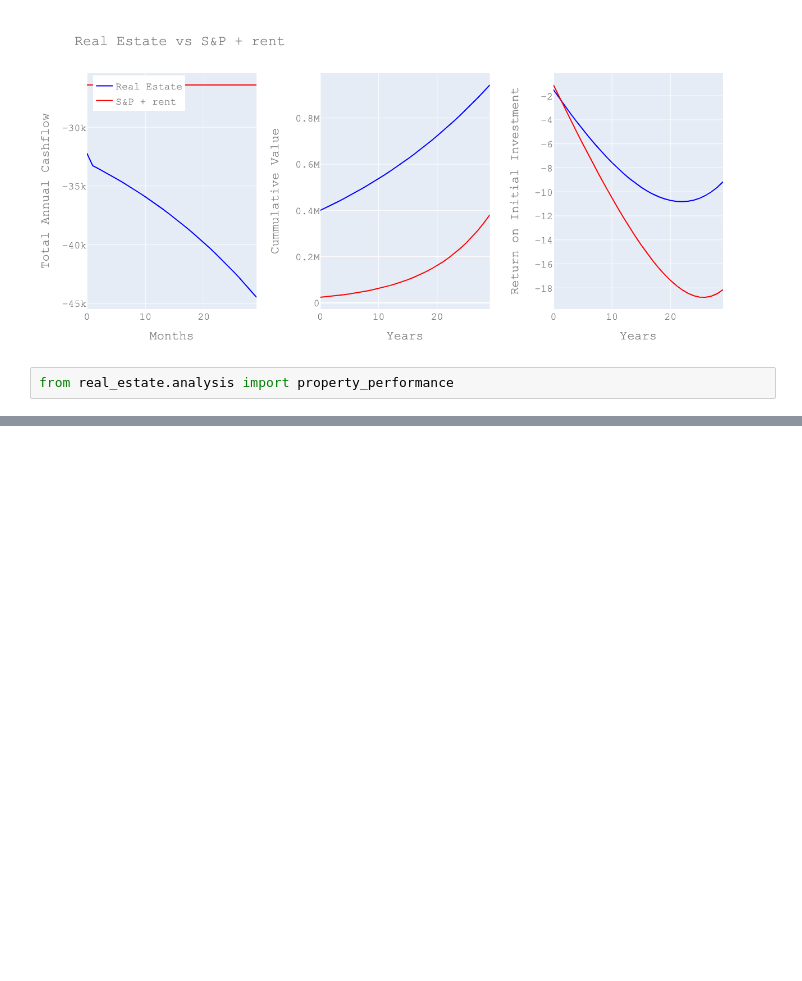
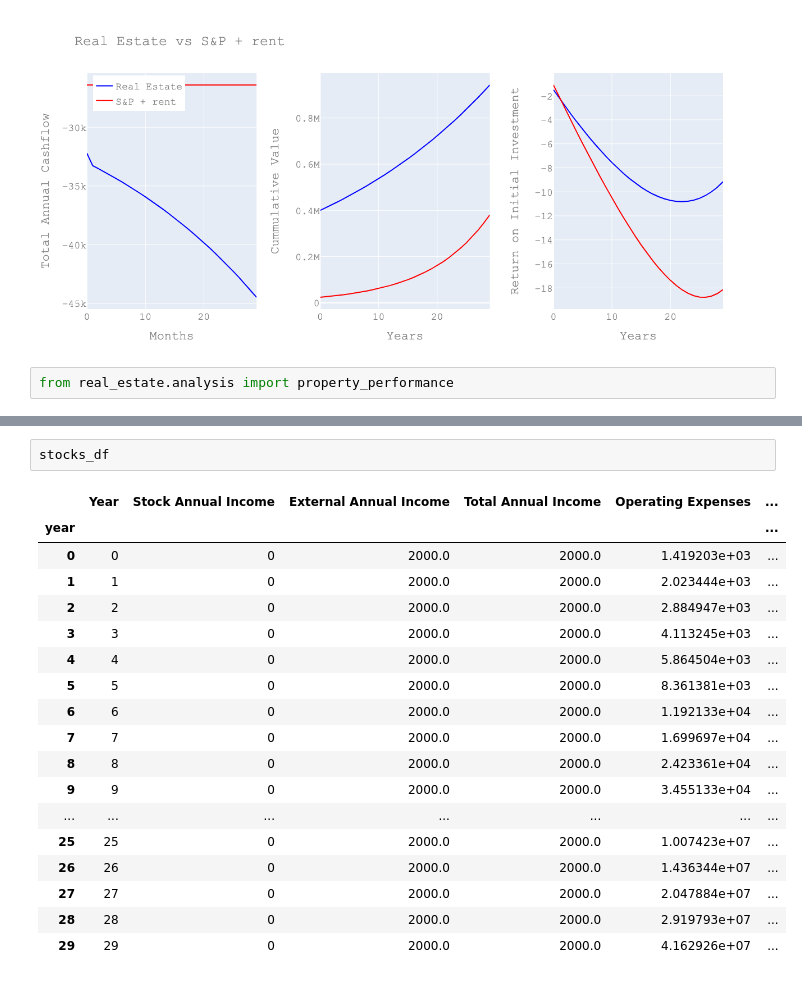
Before and after one commit to RupertDodkins/real_estate, a Jupyter notebook: scripts/mutliplot_view.ipynb, the cells around one changed output, grey strips where cells are left out. Drawn from its saved outputs; the diff is of its cells as text; blank space fills up the shorter version.

```diff
--- a/scripts/mutliplot_view.ipynb
+++ b/scripts/mutliplot_view.ipynb
@@ -579,0 +584,21 @@ Stock Performance
+# %%
+stocks_df
+# %% [output]
+|  | Year | Stock Annual Income | External Annual Income | Total Annual Income | Operating Expenses | ... |
+| year |  |  |  |  |  | ... |
+| 0 | 0 | 0 | 2000.0 | 2000.0 | 1.419203e+03 | ... |
+| 1 | 1 | 0 | 2000.0 | 2000.0 | 2.023444e+03 | ... |
+| 2 | 2 | 0 | 2000.0 | 2000.0 | 2.884947e+03 | ... |
+| 3 | 3 | 0 | 2000.0 | 2000.0 | 4.113245e+03 | ... |
+| 4 | 4 | 0 | 2000.0 | 2000.0 | 5.864504e+03 | ... |
+| 5 | 5 | 0 | 2000.0 | 2000.0 | 8.361381e+03 | ... |
+| 6 | 6 | 0 | 2000.0 | 2000.0 | 1.192133e+04 | ... |
+| 7 | 7 | 0 | 2000.0 | 2000.0 | 1.699697e+04 | ... |
+| 8 | 8 | 0 | 2000.0 | 2000.0 | 2.423361e+04 | ... |
+| 9 | 9 | 0 | 2000.0 | 2000.0 | 3.455133e+04 | ... |
+| ... | ... | ... | ... | ... | ... | ... |
+| 25 | 25 | 0 | 2000.0 | 2000.0 | 1.007423e+07 | ... |
+| 26 | 26 | 0 | 2000.0 | 2000.0 | 1.436344e+07 | ... |
+| 27 | 27 | 0 | 2000.0 | 2000.0 | 2.047884e+07 | ... |
+| 28 | 28 | 0 | 2000.0 | 2000.0 | 2.919793e+07 | ... |
+| 29 | 29 | 0 | 2000.0 | 2000.0 | 4.162926e+07 | ... |
```
Also changed, not shown: parts of 16 cells of this notebook, 3 other files.
